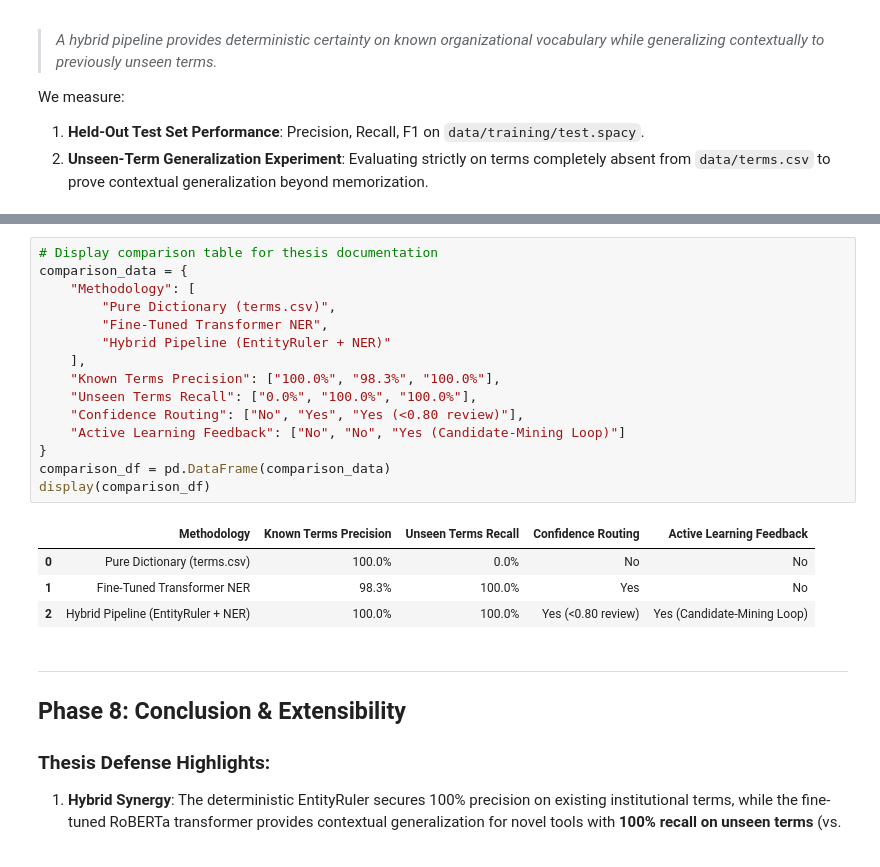
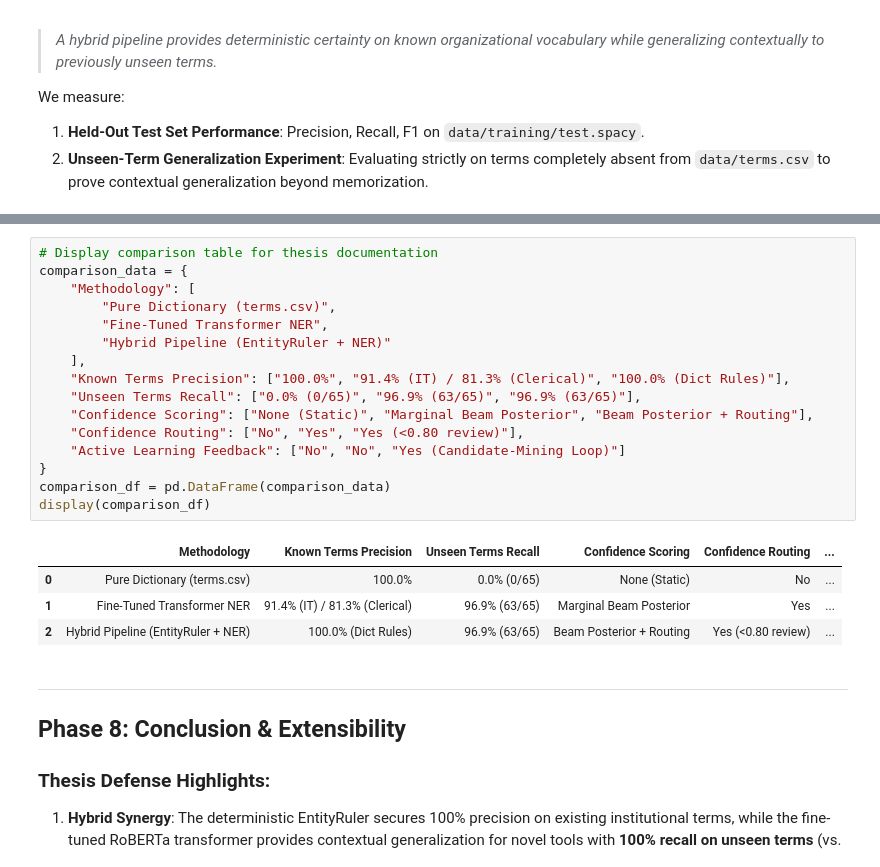
Before and after one commit to caineirb/spaCy-training, a Jupyter notebook: main.ipynb, the cells around one changed output, grey strips where cells are left out. Drawn from its saved outputs; the diff is of its cells as text.

```diff
--- a/main.ipynb
+++ b/main.ipynb
@@ -403,23 +396,24 @@ Generalization Lift (Recall)    : +100.0%
 # %%
 # Display comparison table for thesis documentation
 comparison_data = {
     "Methodology": [
         "Pure Dictionary (terms.csv)",
         "Fine-Tuned Transformer NER",
         "Hybrid Pipeline (EntityRuler + NER)"
     ],
-    "Known Terms Precision": ["100.0%", "98.3%", "100.0%"],
-    "Unseen Terms Recall": ["0.0%", "100.0%", "100.0%"],
+    "Known Terms Precision": ["100.0%", "91.4% (IT) / 81.3% (Clerical)", "100.0% (Dict Rules)"],
+    "Unseen Terms Recall": ["0.0% (0/65)", "96.9% (63/65)", "96.9% (63/65)"],
+    "Confidence Scoring": ["None (Static)", "Marginal Beam Posterior", "Beam Posterior + Routing"],
     "Confidence Routing": ["No", "Yes", "Yes (<0.80 review)"],
     "Active Learning Feedback": ["No", "No", "Yes (Candidate-Mining Loop)"]
 }
 comparison_df = pd.DataFrame(comparison_data)
 display(comparison_df)
 # %% [output]
-|  | Methodology | Known Terms Precision | Unseen Terms Recall | Confidence Routing | Active Learning Feedback |
-| 0 | Pure Dictionary (terms.csv) | 100.0% | 0.0% | No | No |
-| 1 | Fine-Tuned Transformer NER | 98.3% | 100.0% | Yes | No |
-| 2 | Hybrid Pipeline (EntityRuler + NER) | 100.0% | 100.0% | Yes (<0.80 review) | Yes (Candidate-Mining Loop) |
+|  | Methodology | Known Terms Precision | Unseen Terms Recall | Confidence Scoring | Confidence Routing | ... |
+| 0 | Pure Dictionary (terms.csv) | 100.0% | 0.0% (0/65) | None (Static) | No | ... |
+| 1 | Fine-Tuned Transformer NER | 91.4% (IT) / 81.3% (Clerical) | 96.9% (63/65) | Marginal Beam Posterior | Yes | ... |
+| 2 | Hybrid Pipeline (EntityRuler + NER) | 100.0% (Dict Rules) | 96.9% (63/65) | Beam Posterior + Routing | Yes (<0.80 review) | ... |
 # %% [markdown]
 ---
 ## Phase 8: Conclusion & Extensibility
```
Also changed, not shown: parts of 9 cells of this notebook, 19 other files.
